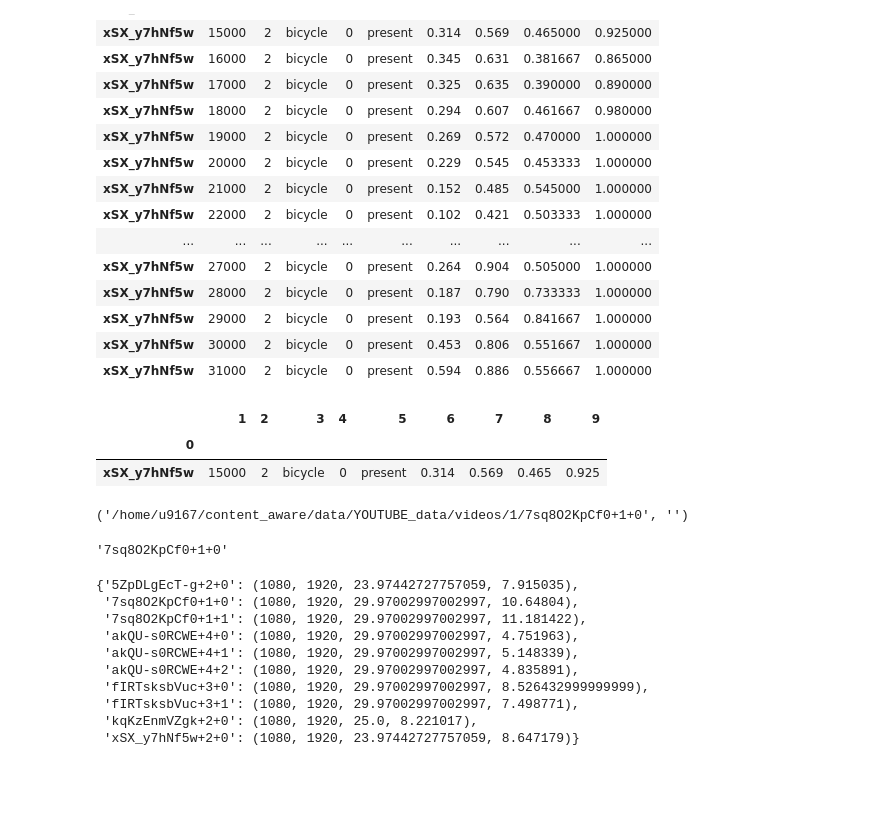
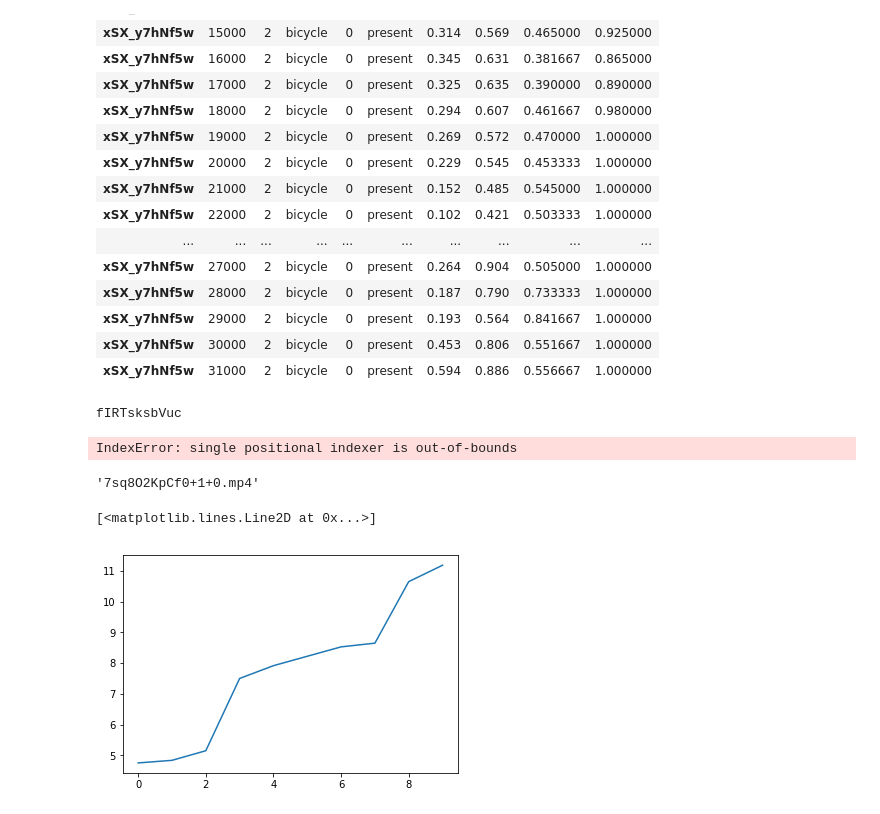
Before and after one commit to phananh1010/content-aware, a Jupyter notebook: parse_log.ipynb, the cells around one changed output. Drawn from its saved outputs; the diff is of its cells as text; code cells hidden in the pictures; blank space fills up the shorter version.

```diff
--- a/parse_log.ipynb
+++ b/parse_log.ipynb
@@ -755,15 +709,15 @@ df1.loc[vid]
 | xSX_y7hNf5w | 30000 | 2 | bicycle | 0 | present | 0.453 | 0.806 | 0.551667 | 1.000000 |
 | xSX_y7hNf5w | 31000 | 2 | bicycle | 0 | present | 0.594 | 0.886 | 0.556667 | 1.000000 |
 # %%
+print vid
 cid_pos = 1
-t_pos = 0
+t_pos = 103
 oid_pos = 3
 df_vid = df.loc[vid]
 df_vid[(df_vid.iloc[:, cid_pos]==cid0) & (df_vid.iloc[:, oid_pos]==oid) & (df_vid.iloc[:, t_pos]==t)]
 # %% [output]
-|  | 1 | 2 | 3 | 4 | 5 | 6 | 7 | 8 | 9 |
-| 0 |  |  |  |  |  |  |  |  |  |
-| xSX_y7hNf5w | 15000 | 2 | bicycle | 0 | present | 0.314 | 0.569 | 0.465 | 0.925 |
+fIRTsksbVuc
+IndexError: single positional indexer is out-of-bounds
 # %%
 #get video meta info, put into dictionary structure bitrate & resolution & framerate
 #the splitting script must use the framerate information
@@ -777,8 +731,15 @@ df_vid[(df_vid.iloc[:, cid_pos]==cid0) & (df_vid.iloc[:, oid_pos]==oid) & (df_vi
 import os
 import namespace
 import log_parser
+import youtubebb_converter
 
 reload(namespace)
 reload(log_parser)
+reload(youtubebb_converter)
+
 
 LogParser = log_parser.LogParser()
+#ONLY run once
+#LogParser.runsh_get_videometainfo(namespace.FILEPATH_SCRIPTS_GETINFO, namespace.DIRPATH_YOUTUBE_VIDEOS, namespace.FILEPATH_YOUTUBE_VID_METAINFO)
+_, vidinfo_dict, _ = LogParser.parse_video_metainfo(namespace.FILEPATH_YOUTUBE_VID_METAINFO)
+YConverter = youtubebb_converter.YoutubeBBConverter(vidinfo_dict)
@@ -795,21 +749,10 @@ import utils
-# %%
-os.path.splitext(tmp2)
-# %% [output]
-('/home/u9167/content_aware/data/YOUTUBE_data/videos/1/7sq8O2KpCf0+1+0', '')
 # %%
-os.path.split(os.path.splitext(tmp)[0])[1]
+os.path.split(os.path.dirname(tmp + '/' + '0.1.jpg'))[1]
 # %% [output]
-'7sq8O2KpCf0+1+0'
+'7sq8O2KpCf0+1+0.mp4'
-# %%
-vidinfo_dict
-# %% [output]
-{'5ZpDLgEcT-g+2+0': (1080, 1920, 23.97442727757059, 7.915035),
- '7sq8O2KpCf0+1+0': (1080, 1920, 29.97002997002997, 10.64804),
- '7sq8O2KpCf0+1+1': (1080, 1920, 29.97002997002997, 11.181422),
- 'akQU-s0RCWE+4+0': (1080, 1920, 29.97002997002997, 4.751963),
- 'akQU-s0RCWE+4+1': (1080, 1920, 29.97002997002997, 5.148339),
- 'akQU-s0RCWE+4+2': (1080, 1920, 29.97002997002997, 4.835891),
- 'fIRTsksbVuc+3+0': (1080, 1920, 29.97002997002997, 8.526432999999999),
- 'fIRTsksbVuc+3+1': (1080, 1920, 29.97002997002997, 7.498771),
- 'kqKzEnmVZgk+2+0': (1080, 1920, 25.0, 8.221017),
- 'xSX_y7hNf5w+2+0': (1080, 1920, 23.97442727757059, 8.647179)}
+# %%
+bitrate_list = sorted([item[3] for item in YConverter._vidinfo_dict.values()])
+plt.plot(bitrate_list)
+# %% [output]
+[<matplotlib.lines.Line2D at 0x...>]
+[figure, added]
```
Also changed, not shown: parts of 45 cells of this notebook, 8 other files.
